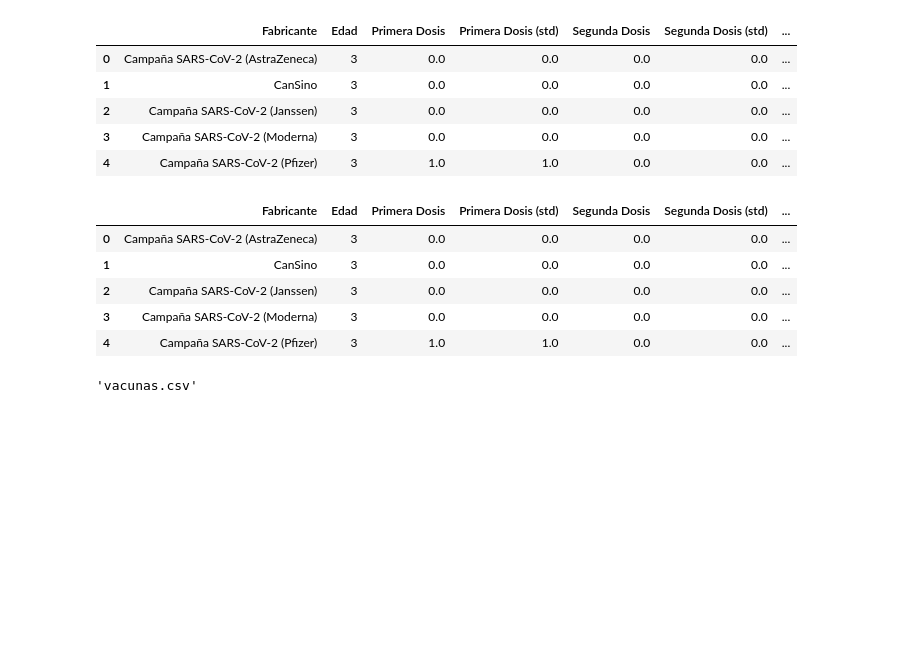
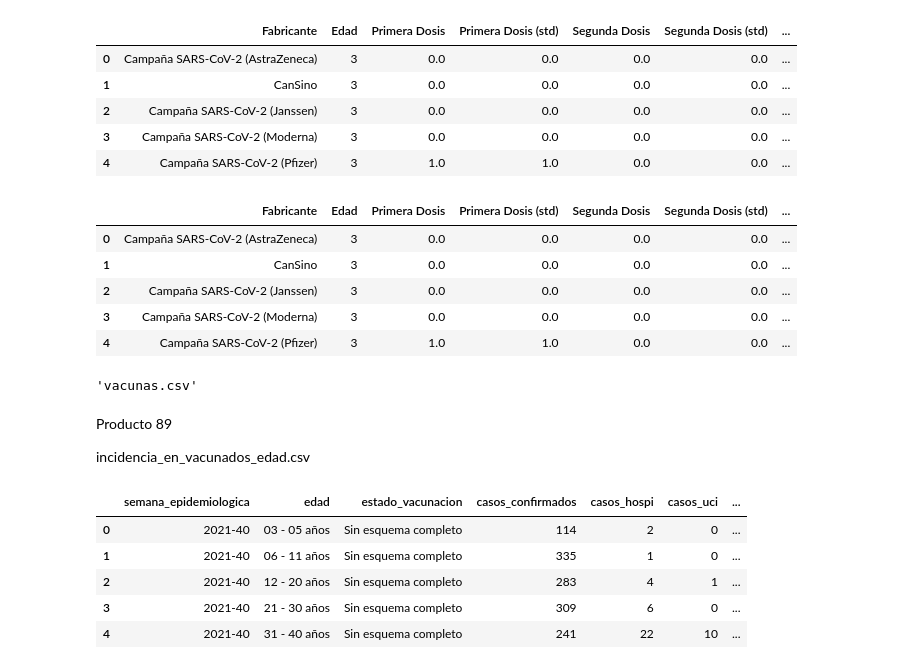
Before and after one commit to SDanker/Capstone, a Jupyter notebook: Capstone.ipynb, the cells around one changed output. Drawn from its saved outputs; the diff is of its cells as text; code cells hidden in the pictures; blank space fills up the shorter version.

```diff
--- a/Capstone.ipynb
+++ b/Capstone.ipynb
@@ -150,3 +152,20 @@ final_combined_df.to_csv(output_path, index=False)
 output_path
 # %% [output]
 'vacunas.csv'
+# %% [markdown]
+Producto 89
+
+incidencia_en_vacunados_edad.csv
+# %%
+# Cargar el archivo CSV
+data = pd.read_csv("producto89/incidencia_en_vacunados_edad.csv")
+
+# Mostrar las primeras filas del archivo para tener una visión general del contenido
+data.head()
+# %% [output]
+|  | semana_epidemiologica | edad | estado_vacunacion | casos_confirmados | casos_hospi | casos_uci | ... |
+| 0 | 2021-40 | 03 - 05 años | Sin esquema completo | 114 | 2 | 0 | ... |
+| 1 | 2021-40 | 06 - 11 años | Sin esquema completo | 335 | 1 | 0 | ... |
+| 2 | 2021-40 | 12 - 20 años | Sin esquema completo | 283 | 4 | 1 | ... |
+| 3 | 2021-40 | 21 - 30 años | Sin esquema completo | 309 | 6 | 0 | ... |
+| 4 | 2021-40 | 31 - 40 años | Sin esquema completo | 241 | 22 | 10 | ... |
```
Also changed, not shown: parts of 2 cells of this notebook.
